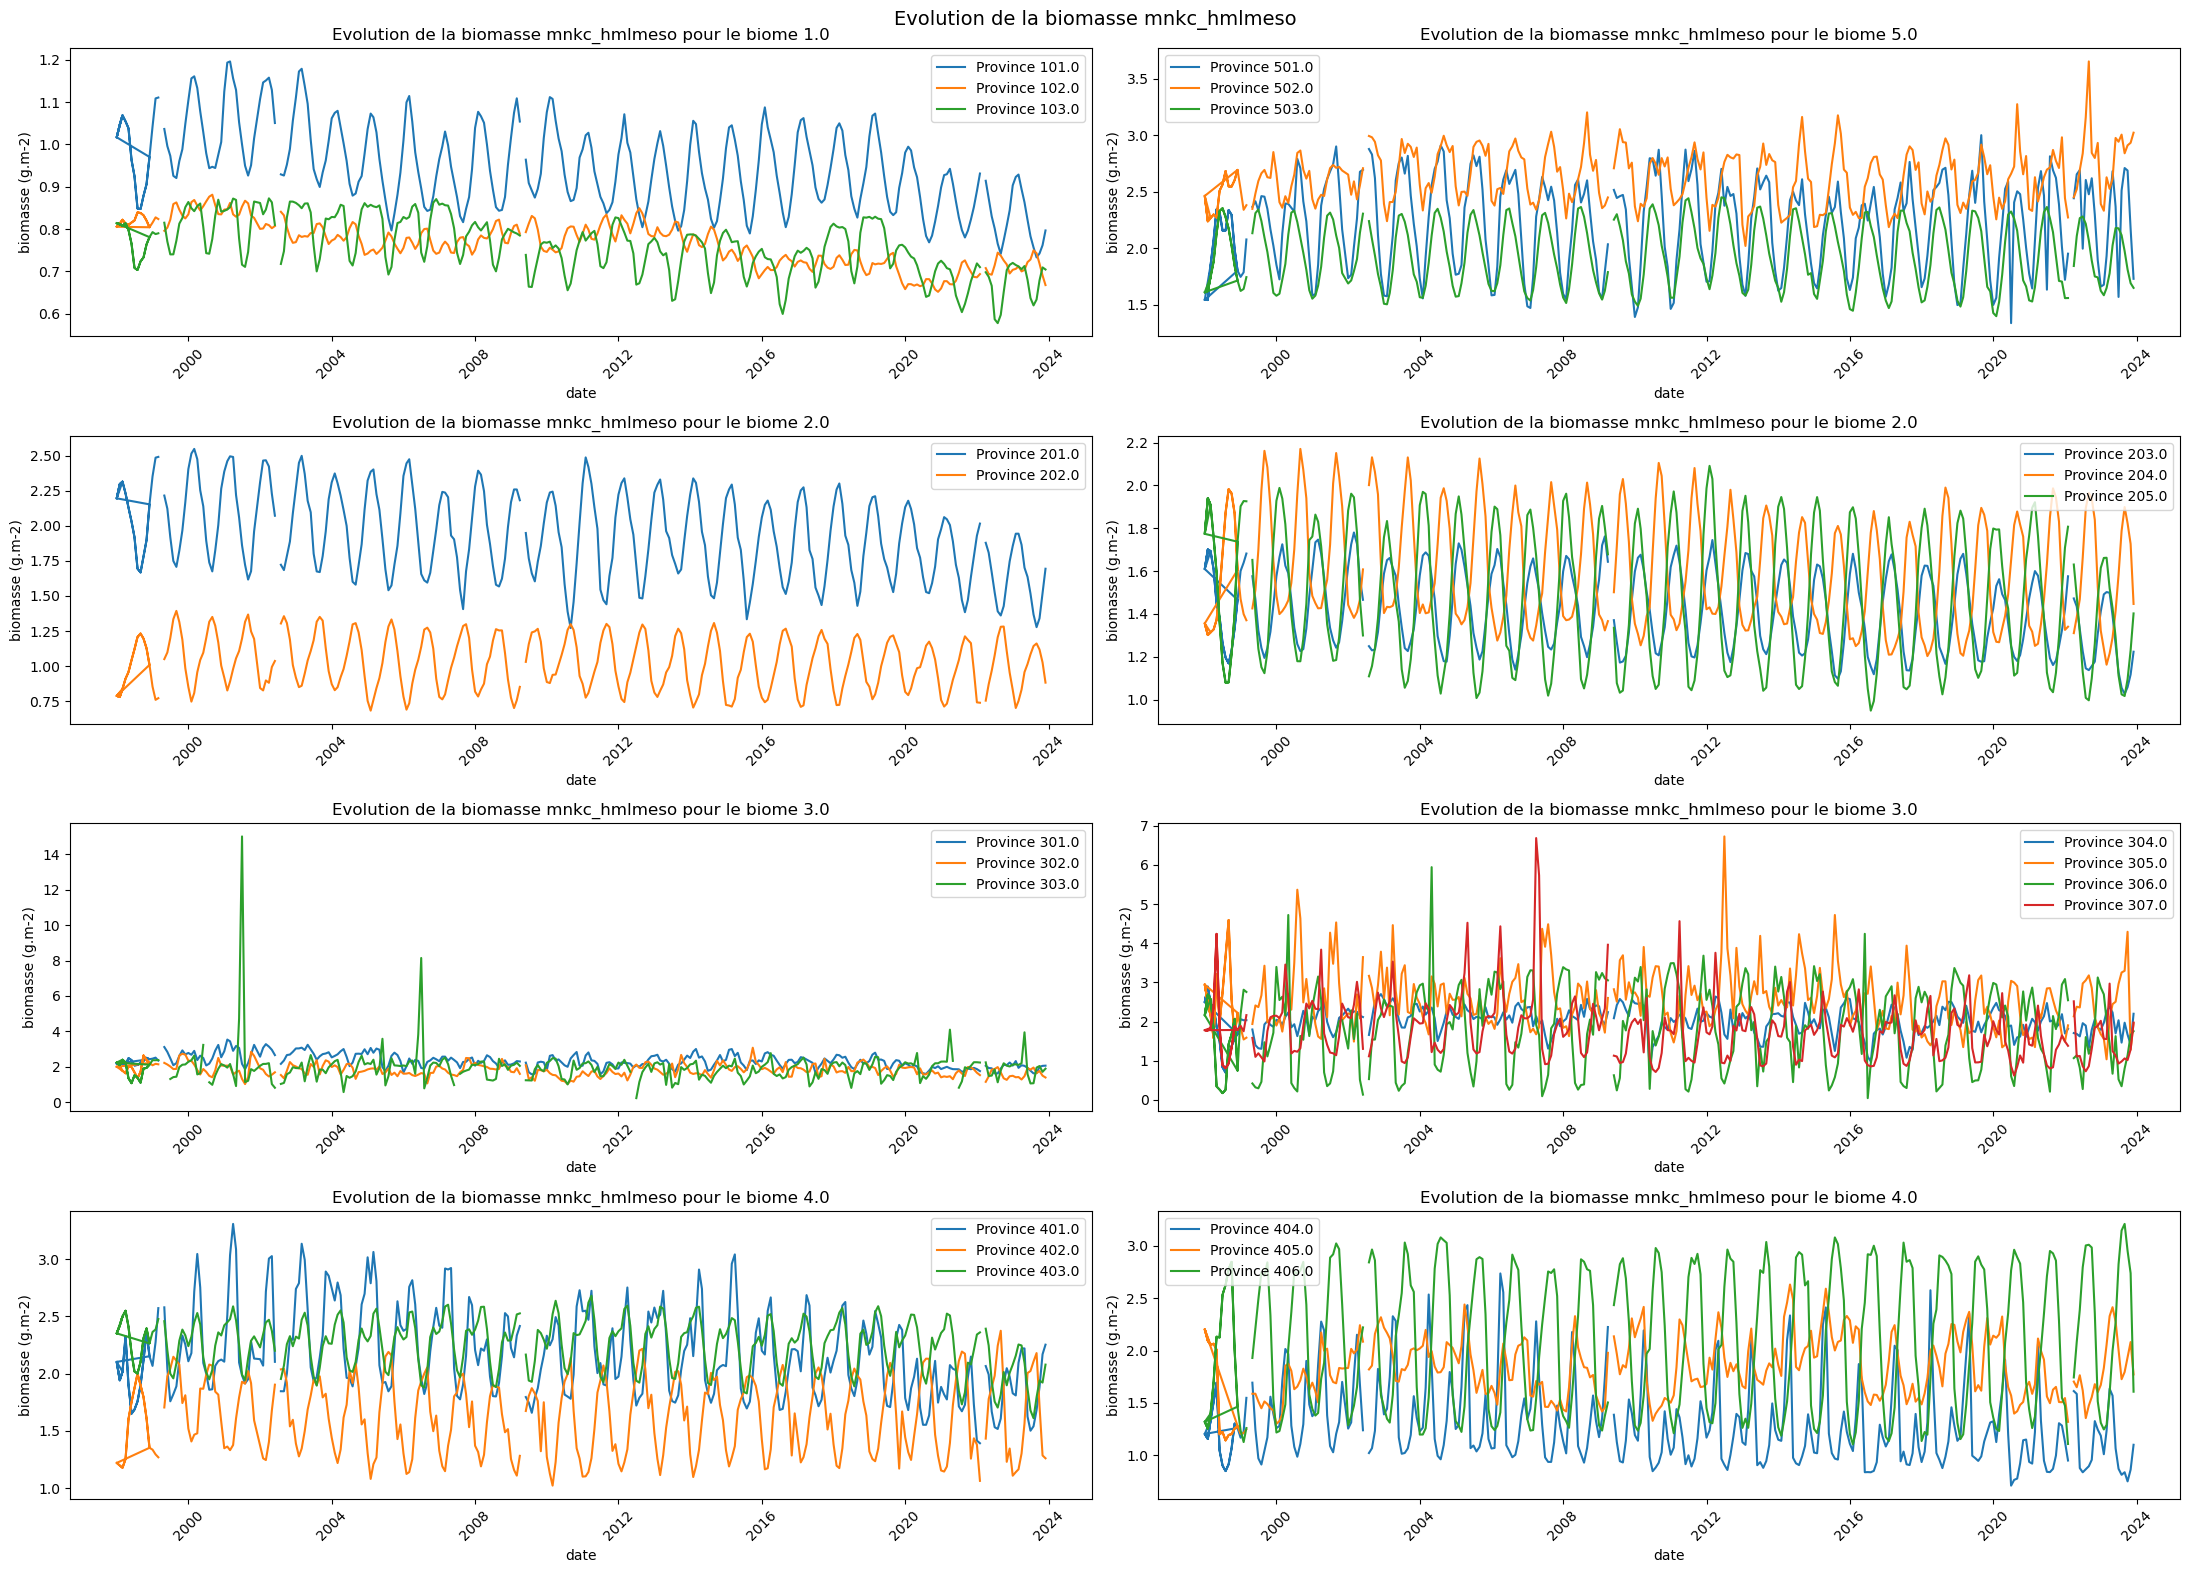
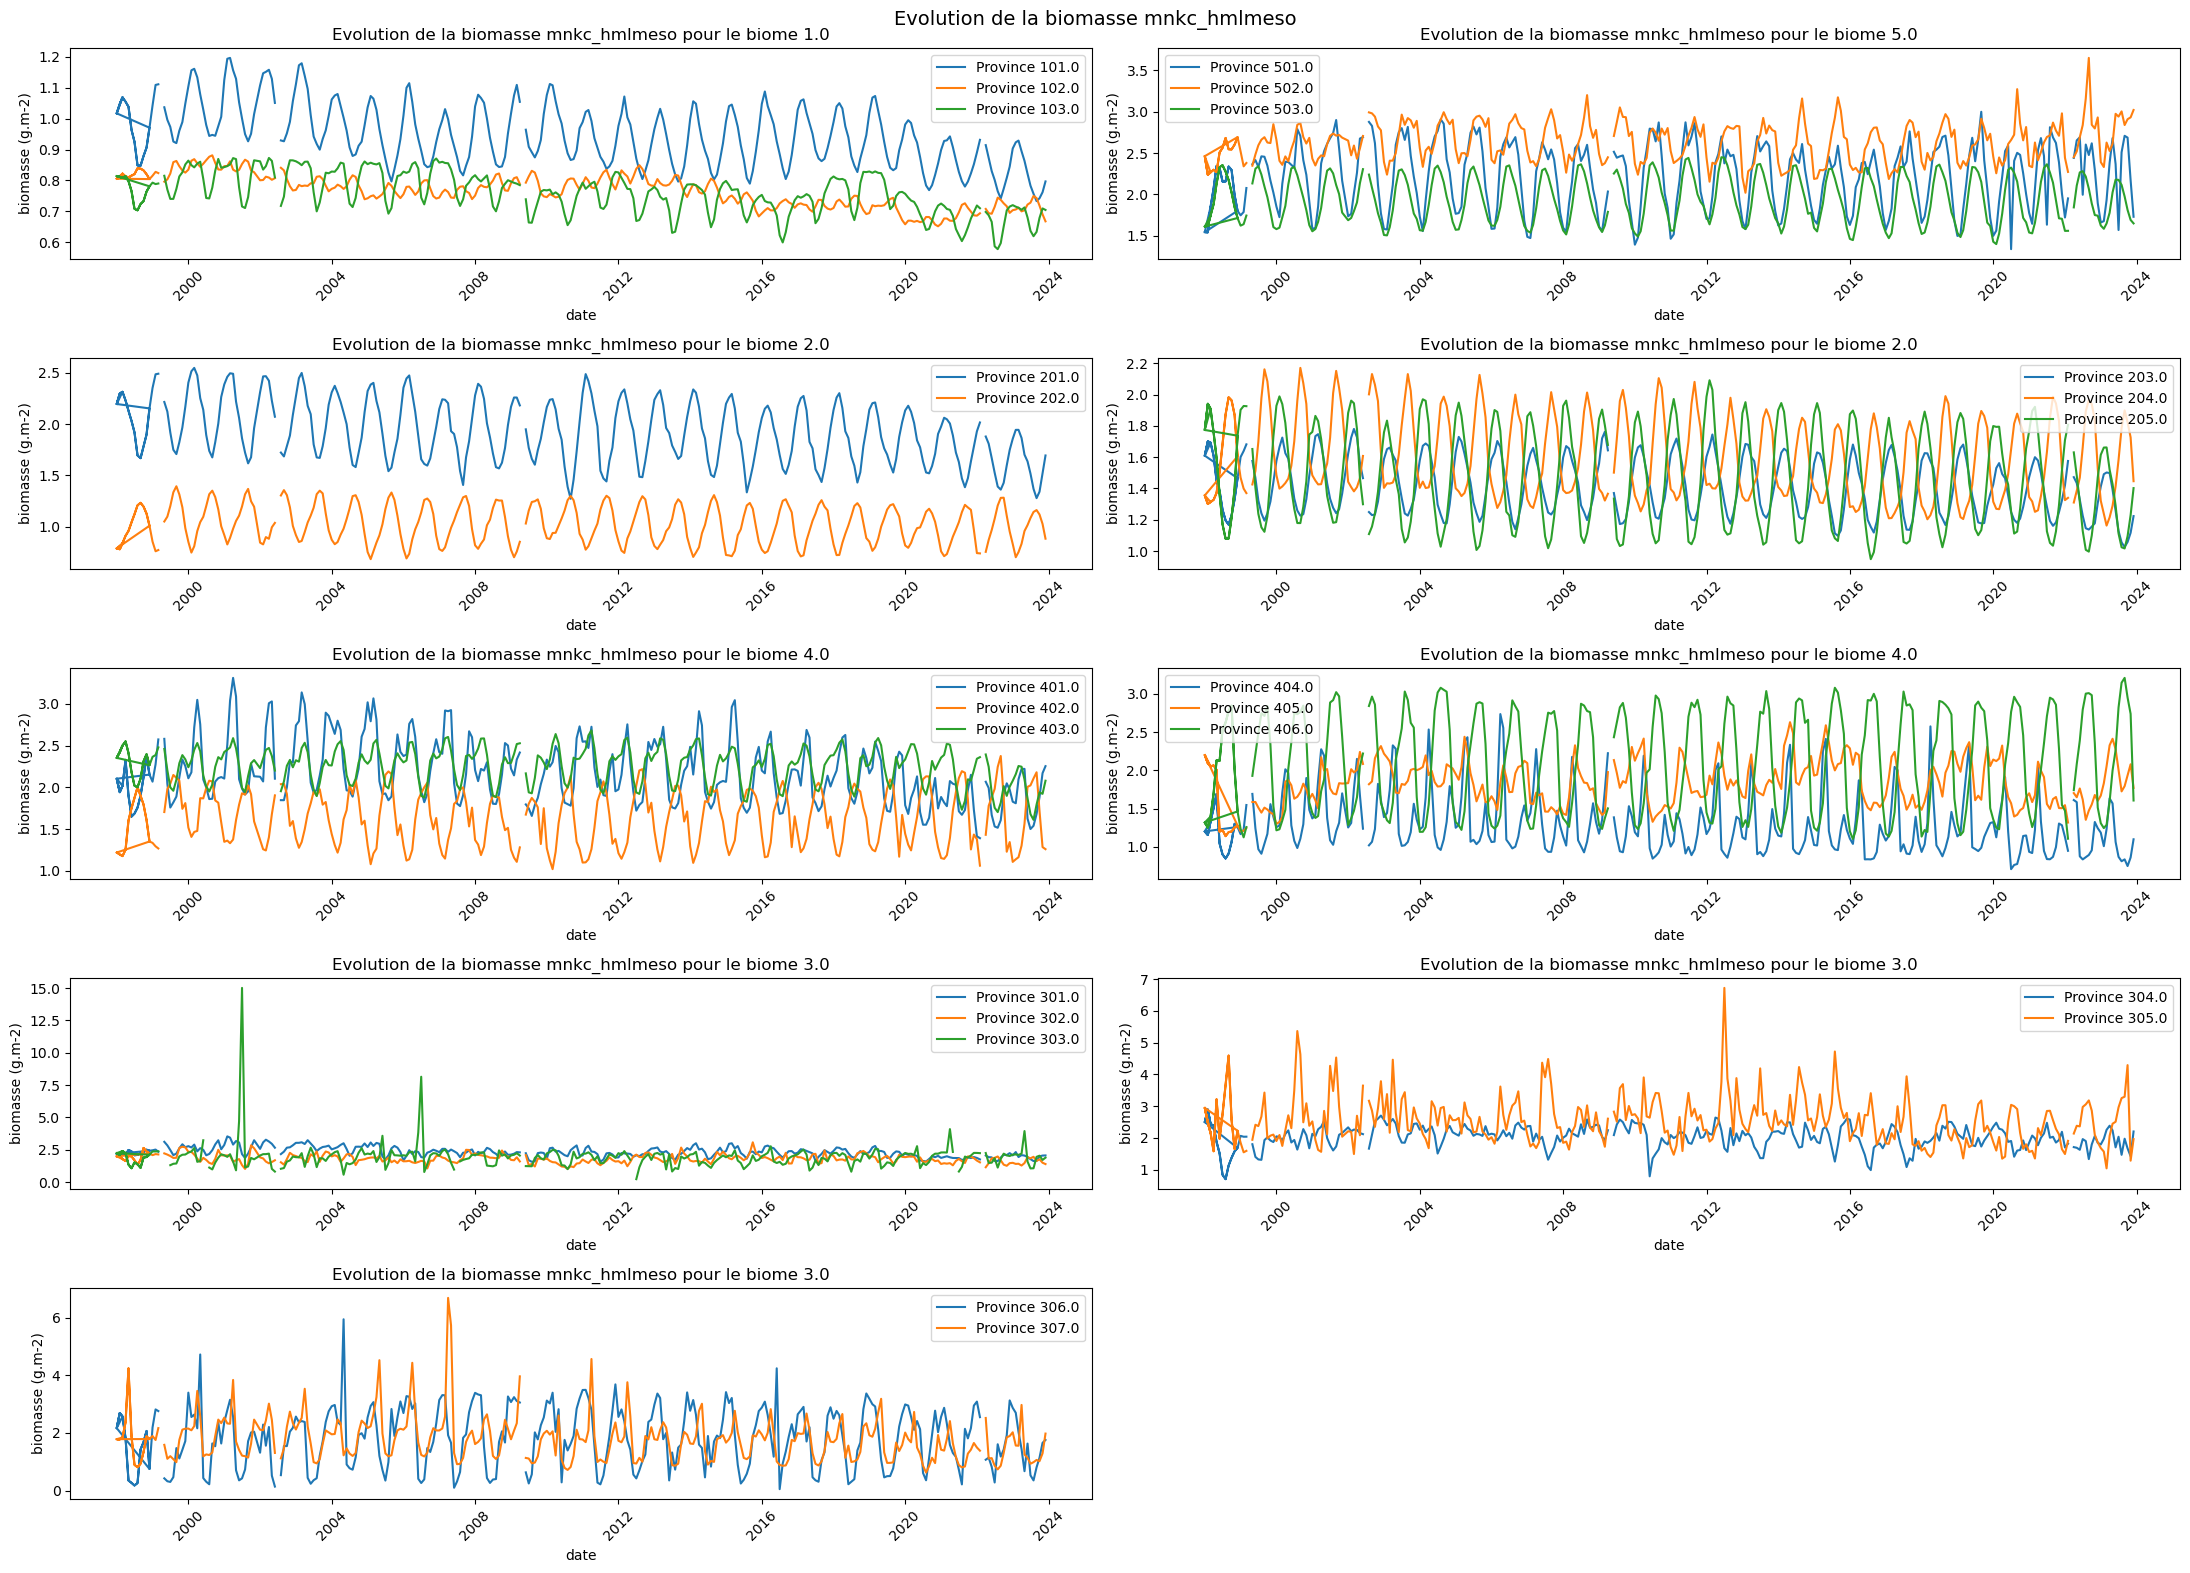
Unified diff of the notebook cell whose output changed from the first chart to the second:
--- before
+++ after
@@ -10,10 +10,13 @@
     if len(provinces) <=3:
         groups = [provinces]
-    else:
-        middle = len(provinces)//2
+    elif len(provinces) <= 6:
+        middle = len(provinces) // 2
         groups = [provinces[:middle], provinces[middle:]]
+    else:  # 7 provinces → 3 groupes de 3, 2, 2
+        groups = [provinces[:3], provinces[3:5], provinces[5:]]
+    
 
     for group in groups:
-        plt.subplot(4, 2, subplot_idx)
+        plt.subplot(5, 2, subplot_idx)
 
         for prov_id in group:

Commit: check valeur et plot en 2 prov pour le biome 3